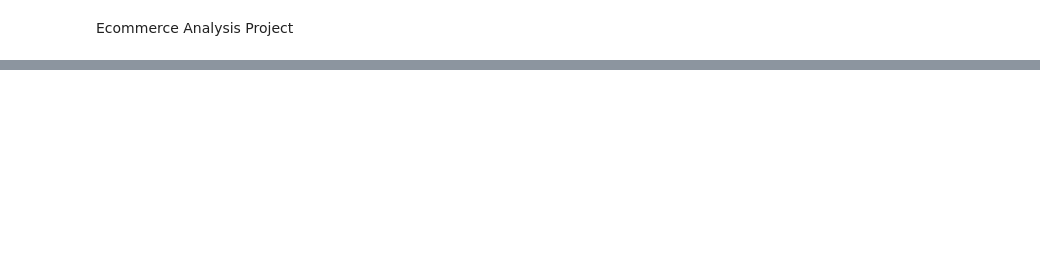
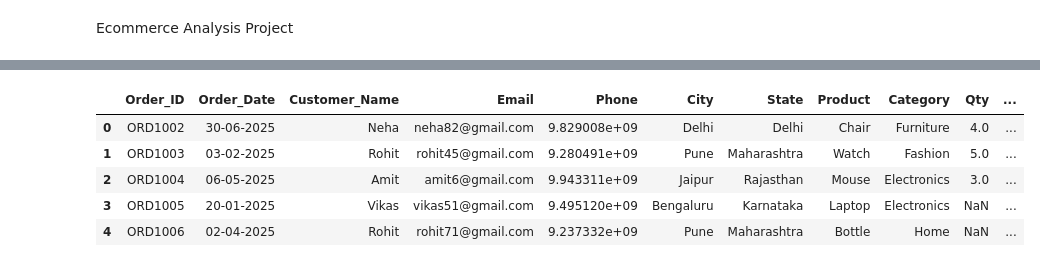
Before and after one commit to ShamsherCoder09/Data-Analytics-Portfolio-Project, a Jupyter notebook: pro2_Ecommerce_analysis.ipynb, the cells around one changed output, grey strips where cells are left out. Saved outputs shown, nothing was run; the diff lists cells and outputs as text; code cells hidden in the pictures; blank space fills up the shorter version.

```diff
--- a/pro2_Ecommerce_analysis.ipynb
+++ b/pro2_Ecommerce_analysis.ipynb
@@ -9,0 +34,9 @@ FileNotFoundError: [Errno 2] No such file or directory: 'Ecommerce_Unclean_Data.
+# %%
+df.head()
+# %% [output]
+|  | Order_ID | Order_Date | Customer_Name | Email | Phone | City | State | Product | Category | Qty | ... |
+| 0 | ORD1002 | 30-06-2025 | Neha | neha82@gmail.com | 9.829008e+09 | Delhi | Delhi | Chair | Furniture | 4.0 | ... |
+| 1 | ORD1003 | 03-02-2025 | Rohit | rohit45@gmail.com | 9.280491e+09 | Pune | Maharashtra | Watch | Fashion | 5.0 | ... |
+| 2 | ORD1004 | 06-05-2025 | Amit | amit6@gmail.com | 9.943311e+09 | Jaipur | Rajasthan | Mouse | Electronics | 3.0 | ... |
+| 3 | ORD1005 | 20-01-2025 | Vikas | vikas51@gmail.com | 9.495120e+09 | Bengaluru | Karnataka | Laptop | Electronics | NaN | ... |
+| 4 | ORD1006 | 02-04-2025 | Rohit | rohit71@gmail.com | 9.237332e+09 | Pune | Maharashtra | Bottle | Home | NaN | ... |
```
Also changed, not shown: parts of 32 cells of this notebook.
